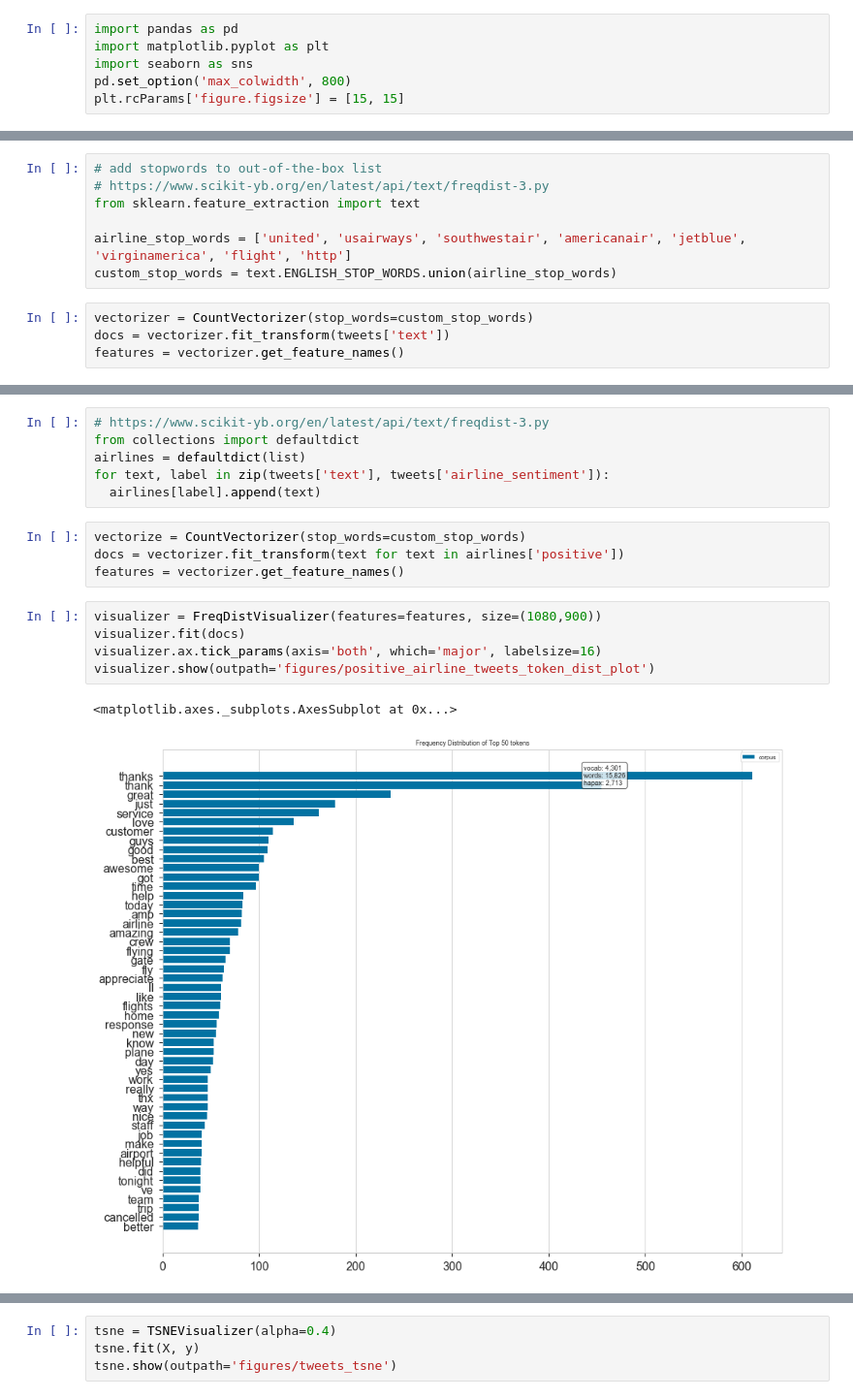
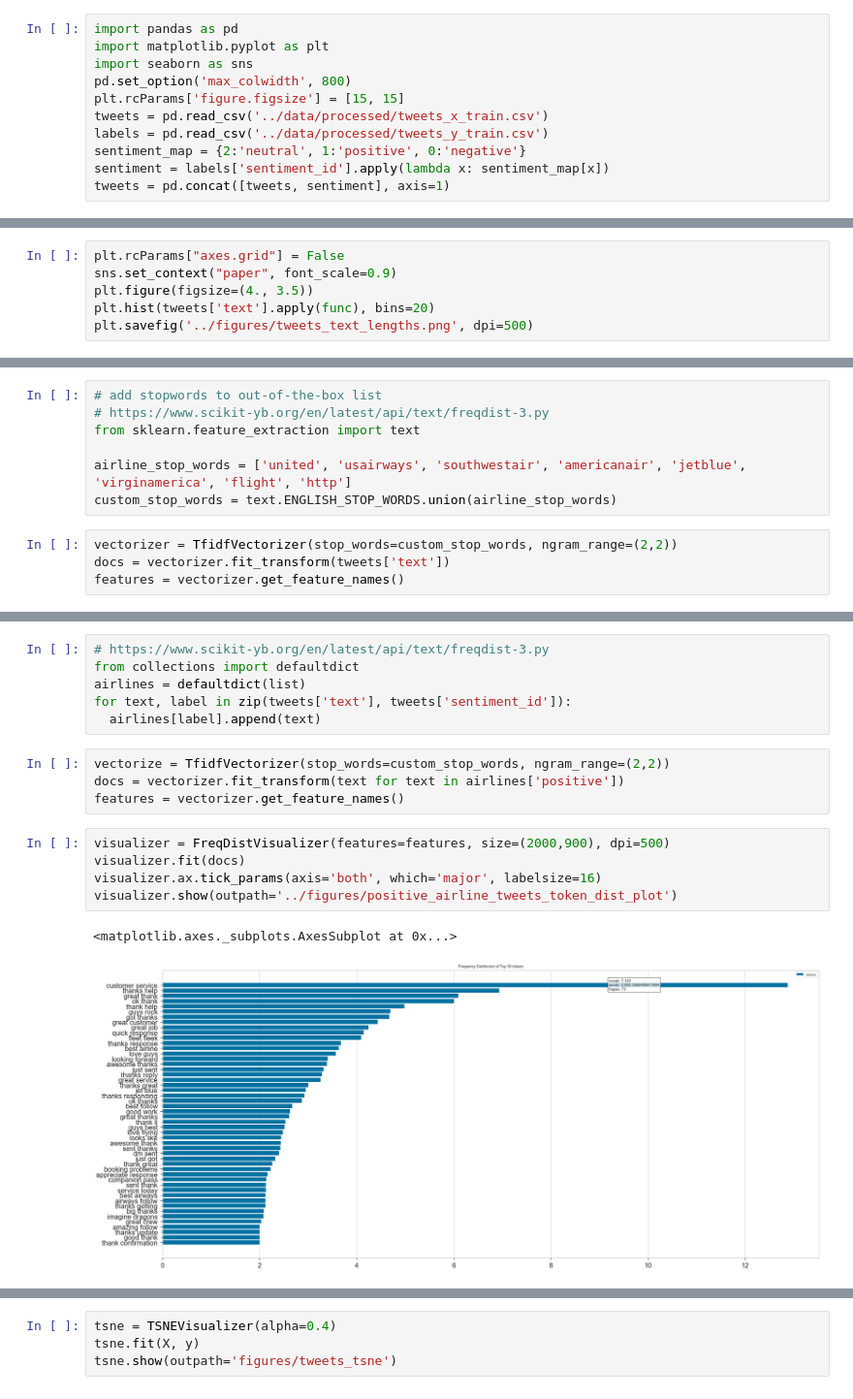
Before and after one commit to jeannefukumaru/cs5228-project, a Jupyter notebook: notebooks/eda-tweets.ipynb, the cells around one changed output, grey strips where cells are left out. Shown at 97% size. Saved outputs shown, nothing was run; the diff lists cells and outputs as text.

```diff
--- a/notebooks/eda-tweets.ipynb
+++ b/notebooks/eda-tweets.ipynb
@@ -6,3 +6,8 @@ import matplotlib.pyplot as plt
 import seaborn as sns
 pd.set_option('max_colwidth', 800)
 plt.rcParams['figure.figsize'] = [15, 15]
+tweets = pd.read_csv('../data/processed/tweets_x_train.csv')
+labels = pd.read_csv('../data/processed/tweets_y_train.csv')
+sentiment_map = {2:'neutral', 1:'positive', 0:'negative'}
+sentiment = labels['sentiment_id'].apply(lambda x: sentiment_map[x])
+tweets = pd.concat([tweets, sentiment], axis=1)
@@ -77,0 +105,6 @@ tweets_neg_reason.plot(kind='bar', colormap='summer')
+# %%
+plt.rcParams["axes.grid"] = False
+sns.set_context("paper", font_scale=0.9)
+plt.figure(figsize=(4., 3.5))
+plt.hist(tweets['text'].apply(func), bins=20)
+plt.savefig('../figures/tweets_text_lengths.png', dpi=500)
@@ -165,7 +186,7 @@ from sklearn.feature_extraction import text
 airline_stop_words = ['united', 'usairways', 'southwestair', 'americanair', 'jetblue', 'virginamerica', 'flight', 'http']
 custom_stop_words = text.ENGLISH_STOP_WORDS.union(airline_stop_words)
 # %%
-vectorizer = CountVectorizer(stop_words=custom_stop_words)
+vectorizer = TfidfVectorizer(stop_words=custom_stop_words, ngram_range=(2,2))
 docs = vectorizer.fit_transform(tweets['text'])
 features = vectorizer.get_feature_names()
 # %%
@@ -179,18 +200,18 @@ visualizer.show()
 # https://www.scikit-yb.org/en/latest/api/text/freqdist-3.py
 from collections import defaultdict
 airlines = defaultdict(list)
-for text, label in zip(tweets['text'], tweets['airline_sentiment']):
+for text, label in zip(tweets['text'], tweets['sentiment_id']):
   airlines[label].append(text)
 # %%
-vectorize = CountVectorizer(stop_words=custom_stop_words)
+vectorize = TfidfVectorizer(stop_words=custom_stop_words, ngram_range=(2,2))
 docs = vectorizer.fit_transform(text for text in airlines['positive'])
 features = vectorizer.get_feature_names()
 # %%
-visualizer = FreqDistVisualizer(features=features, size=(1080,900))
+visualizer = FreqDistVisualizer(features=features, size=(2000,900), dpi=500)
 visualizer.fit(docs)
 visualizer.ax.tick_params(axis='both', which='major', labelsize=16)
-visualizer.show(outpath='figures/positive_airline_tweets_token_dist_plot')
+visualizer.show(outpath='../figures/positive_airline_tweets_token_dist_plot')
 # %% [output]
 <matplotlib.axes._subplots.AxesSubplot at 0x...>
-[figure, old version]
+[figure, new version]
 # %%
```
Also changed, not shown: parts of 19 cells of this notebook, 26 other files.
